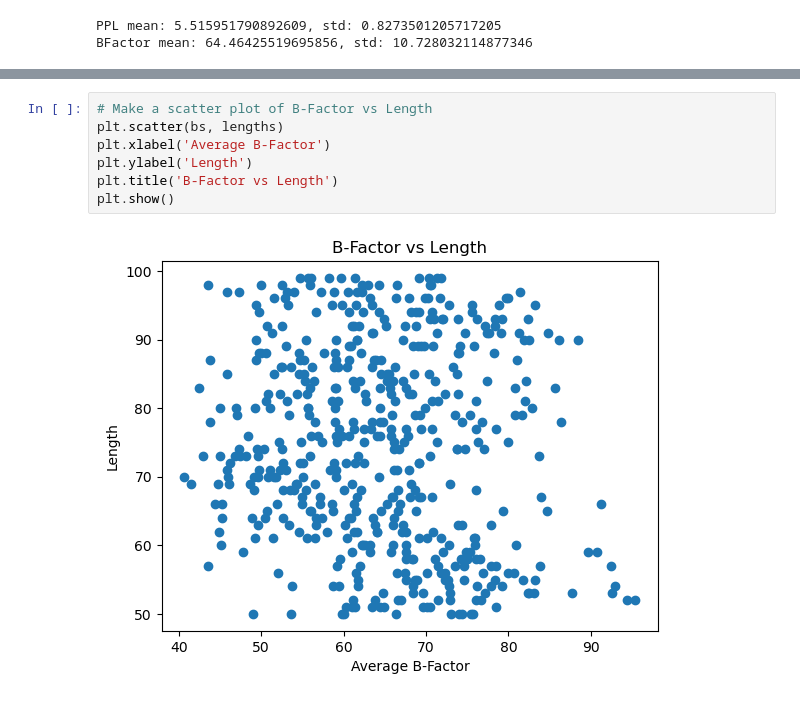
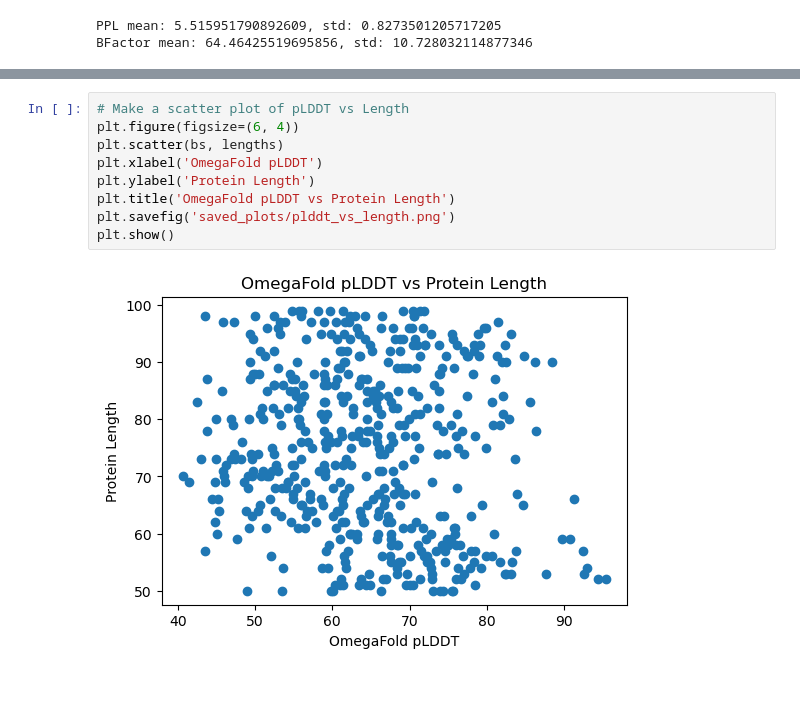
Before and after one commit to mehulbhuradia/Enzymix, a Jupyter notebook: sequence_plots.ipynb, the cells around one changed output, grey strips where cells are left out. Cells and saved outputs as stored; diff of their text form.

```diff
--- a/sequence_plots.ipynb
+++ b/sequence_plots.ipynb
@@ -56,11 +61,13 @@ plt.show()
 # %%
-# Make a scatter plot of B-Factor vs Length
+# Make a scatter plot of pLDDT vs Length
+plt.figure(figsize=(6, 4))
 plt.scatter(bs, lengths)
-plt.xlabel('Average B-Factor')
-plt.ylabel('Length')
-plt.title('B-Factor vs Length')
+plt.xlabel('OmegaFold pLDDT')
+plt.ylabel('Protein Length')
+plt.title('OmegaFold pLDDT vs Protein Length')
+plt.savefig('saved_plots/plddt_vs_length.png')
 plt.show()
 # %% [output]
-[figure, old version]
+[figure, new version]
 # %%
 # Make a histogram of PPL
```
Also changed, not shown: parts of 8 cells of this notebook, 6 other files.
